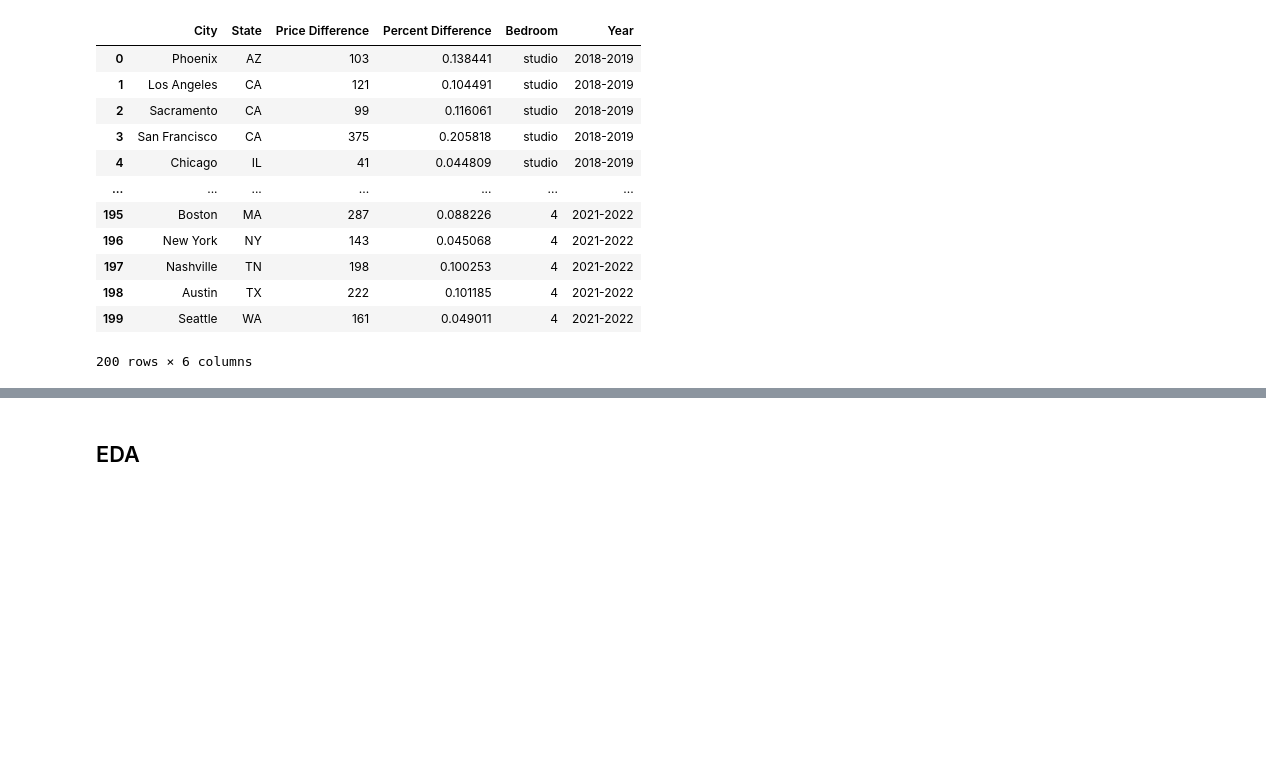
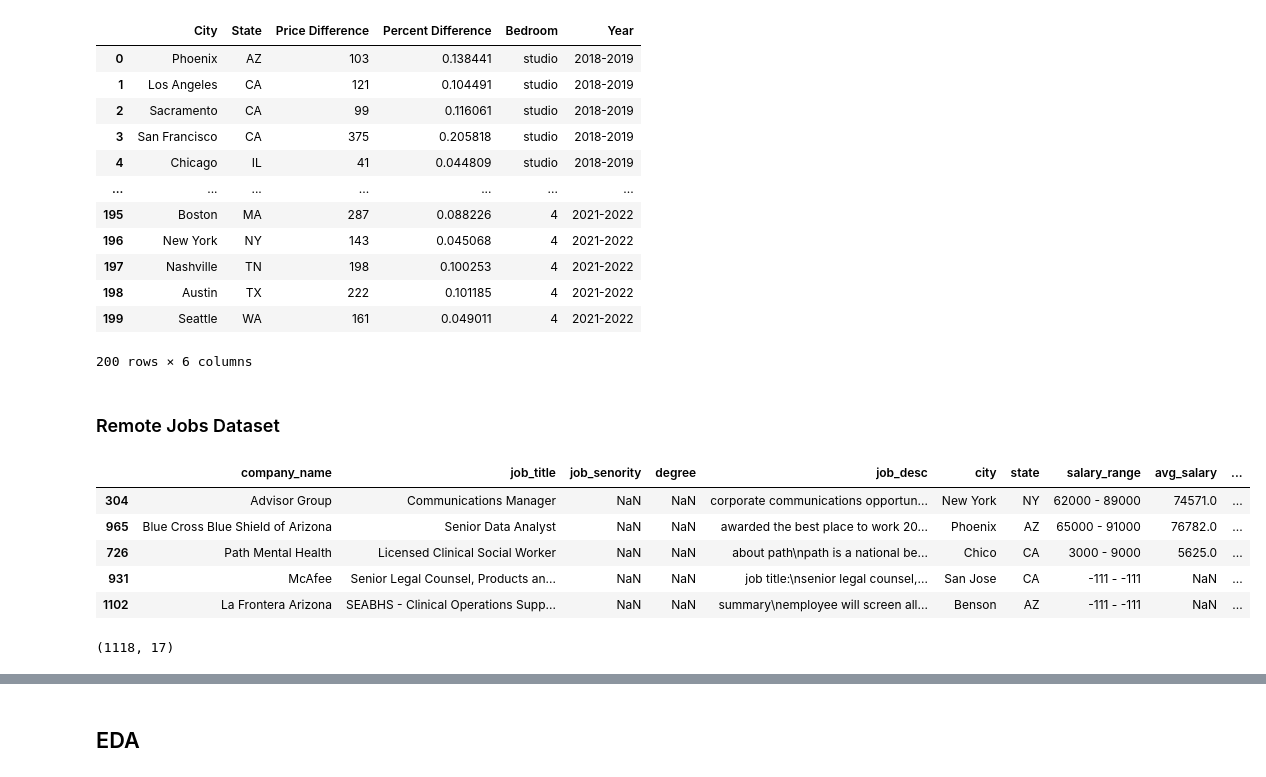
Before and after one commit to Keren-Neeq/DS4A-Team1, a Jupyter notebook: notebooks/Team1_EDA.ipynb, the cells around one changed output, grey strips where cells are left out. Cells and saved outputs as stored; diff of their text form; code cells hidden in the pictures; blank space fills up the shorter version.

```diff
--- a/notebooks/Team1_EDA.ipynb
+++ b/notebooks/Team1_EDA.ipynb
@@ -235,3 +245,18 @@ merged_df
 | 198 | Austin | TX | 222 | 0.101185 | 4 | 2021-2022 |
 | 199 | Seattle | WA | 161 | 0.049011 | 4 | 2021-2022 |
 200 rows × 6 columns
+# %% [markdown]
+### Remote Jobs Dataset
+# %%
+remote_df.sample(5, random_state=1)
+# %% [output]
+|  | company_name | job_title | job_senority | degree | job_desc | city | state | salary_range | avg_salary | ... |
+| 304 | Advisor Group | Communications Manager | NaN | NaN | corporate communications opportun... | New York | NY | 62000 - 89000 | 74571.0 | ... |
+| 965 | Blue Cross Blue Shield of Arizona | Senior Data Analyst | NaN | NaN | awarded the best place to work 20... | Phoenix | AZ | 65000 - 91000 | 76782.0 | ... |
+| 726 | Path Mental Health | Licensed Clinical Social Worker | NaN | NaN | about path\npath is a national be... | Chico | CA | 3000 - 9000 | 5625.0 | ... |
+| 931 | McAfee | Senior Legal Counsel, Products an... | NaN | NaN | job title:\nsenior legal counsel,... | San Jose | CA | -111 - -111 | NaN | ... |
+| 1102 | La Frontera Arizona | SEABHS - Clinical Operations Supp... | NaN | NaN | summary\nemployee will screen all... | Benson | AZ | -111 - -111 | NaN | ... |
+# %%
+remote_df.shape
+# %% [output]
+(1118, 17)
```
Also changed, not shown: parts of 12 cells of this notebook.
